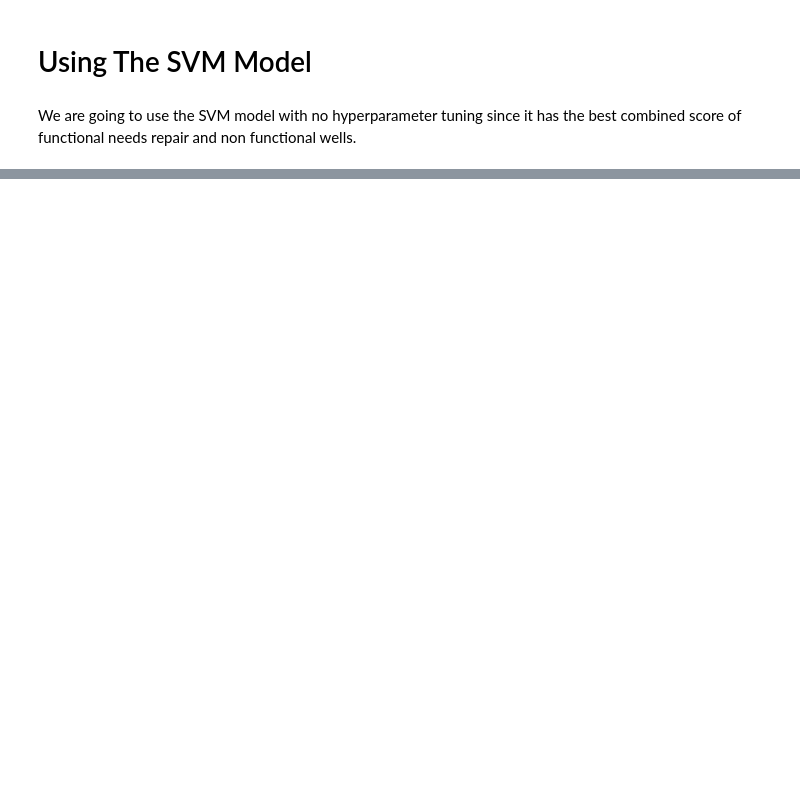
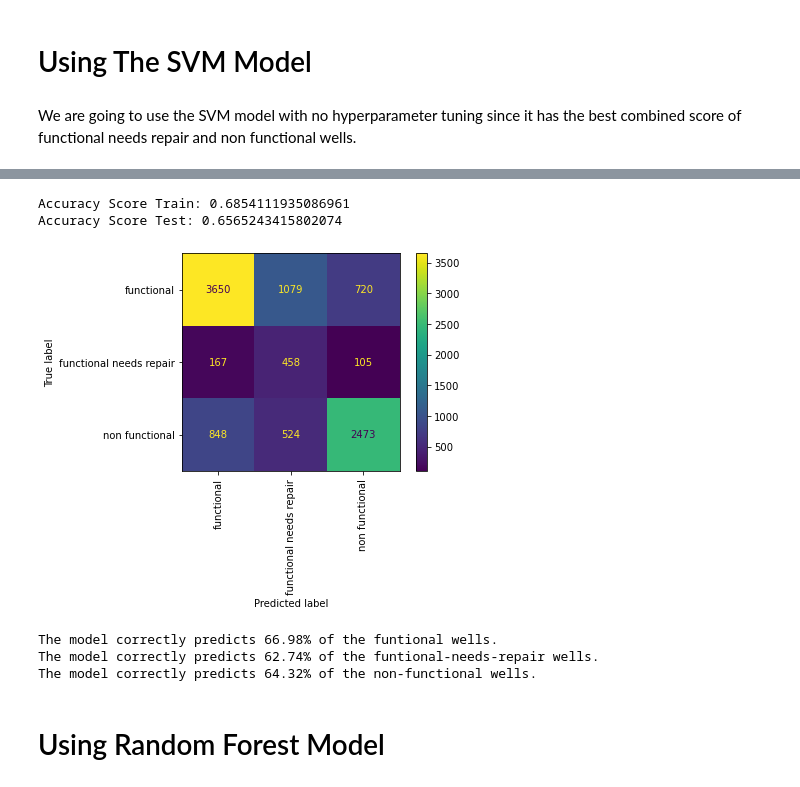
Before and after one commit to fivearm/Phase_3_Project, a Jupyter notebook: svm_rfc.ipynb, the cells around one changed output, grey strips where cells are left out. Cells and saved outputs as stored; diff of their text form; code cells hidden in the pictures; blank space fills up the shorter version.

Commit message:
holdout data

```diff
--- a/svm_rfc.ipynb
+++ b/svm_rfc.ipynb
@@ -11,10 +11,10 @@ from sklearn.compose import ColumnTransformer
 from imblearn.over_sampling import SMOTE
 from sklearn.impute import SimpleImputer
 # %%
-X_train = pd.read_csv('data/X_train_eng.csv')
-X_test = pd.read_csv('data/X_test_eng.csv')
-y_train = pd.read_csv('data/y_train_eng.csv')
-y_test = pd.read_csv('data/y_test_eng.csv')
+X_train = pd.read_csv('data/X_train_eng.csv', index_col = 'id')
+X_test = pd.read_csv('data/X_test_eng.csv', index_col = 'id')
+y_train = pd.read_csv('data/y_train_eng.csv', index_col = 'id')
+y_test = pd.read_csv('data/y_test_eng.csv', index_col = 'id')
 # %%
 holdout = pd.read_csv('data/holdout_data.csv')
 # %%
@@ -51,6 +51,9 @@ transformer = ColumnTransformer([('categorical', cat_pipe, X_train_cat.columns),
 # Using The SVM Model
 # %% [markdown]
 We are going to use the SVM model with no hyperparameter tuning since it has the best combined score of functional needs repair and non functional wells.
+# %%
+y_train = y_train['status_group']
+y_test = y_test['status_group']
 # %%
 svm_pipe = imbPipeline([
     ('trans', transformer),
@@ -62,0 +85,18 @@ TypeError: '<' not supported between instances of 'str' and 'int'
+# %%
+print('Accuracy Score Train:', svm_pipe.score(X_train,y_train))
+print('Accuracy Score Test:', svm_pipe.score(X_test,y_test))
+# %% [output]
+Accuracy Score Train: 0.6854111935086961
+Accuracy Score Test: 0.6565243415802074
+# %%
+plot_confusion_matrix(svm_pipe, X_test, y_test, xticks_rotation='vertical');
+# %% [output]
+[figure, added]
+# %%
+model_predictions(svm_pipe, X_test, y_test)
+# %% [output]
+The model correctly predicts 66.98% of the funtional wells.
+The model correctly predicts 62.74% of the funtional-needs-repair wells.
+The model correctly predicts 64.32% of the non-functional wells.
+# %% [markdown]
+# Using Random Forest Model
```
Also changed, not shown: parts of 9 cells of this notebook, 4 other files.
